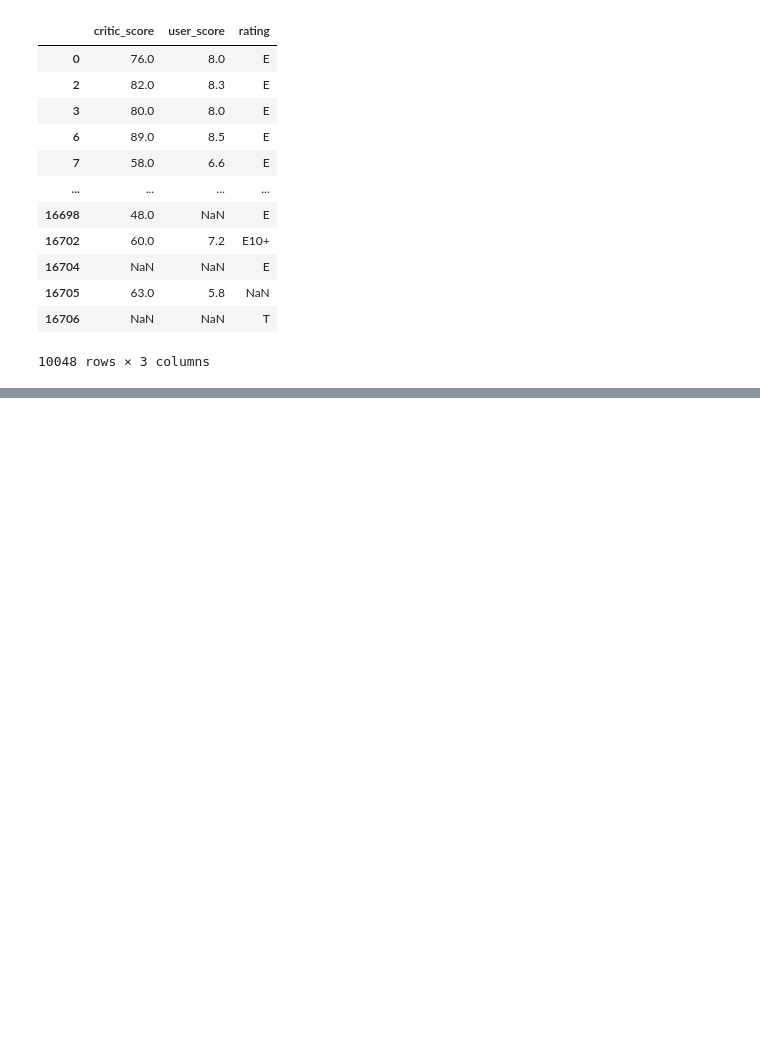
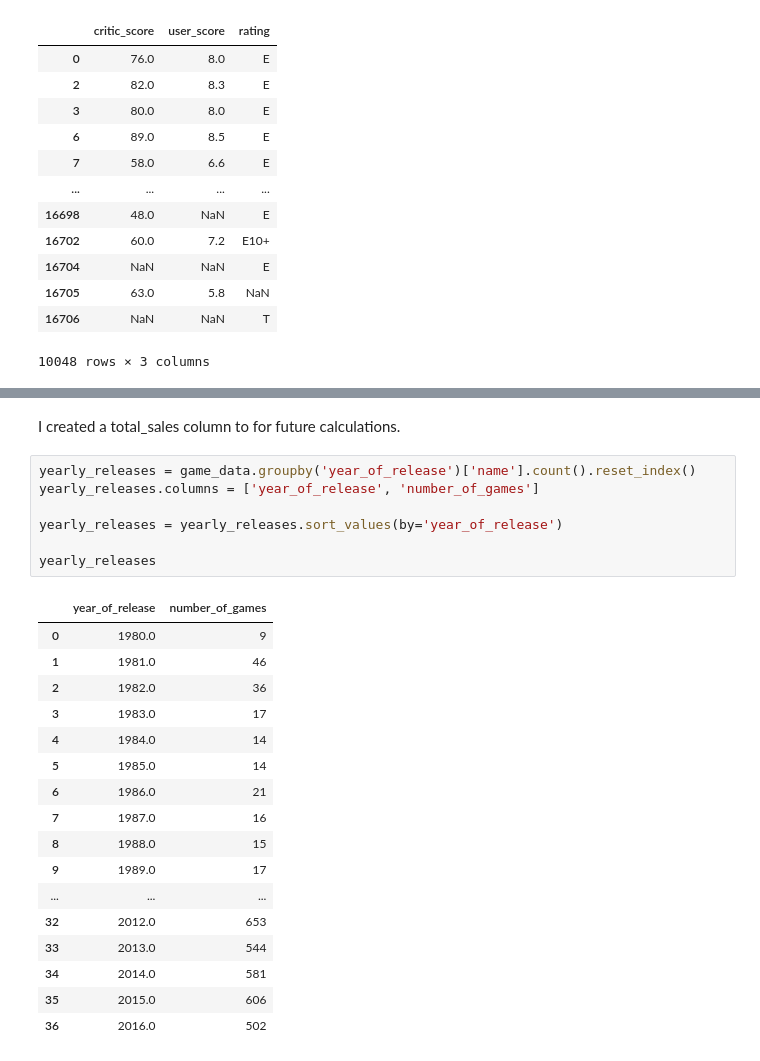
Before and after one commit to AnthonySDDS/Game-Data-Project, a Jupyter notebook: Notebook/EDA.ipynb, the cells around one changed output, grey strips where cells are left out. Cells and saved outputs as stored; diff of their text form; blank space fills up the shorter version.

```diff
--- a/Notebook/EDA.ipynb
+++ b/Notebook/EDA.ipynb
@@ -230,0 +255,27 @@ Looked for a correlation in missing values before and then i started preparing t
+# %% [markdown]
+I created a total_sales column to for future calculations.
+# %%
+yearly_releases = game_data.groupby('year_of_release')['name'].count().reset_index()
+yearly_releases.columns = ['year_of_release', 'number_of_games']
+
+yearly_releases = yearly_releases.sort_values(by='year_of_release')
+
+yearly_releases
+# %% [output]
+|  | year_of_release | number_of_games |
+| 0 | 1980.0 | 9 |
+| 1 | 1981.0 | 46 |
+| 2 | 1982.0 | 36 |
+| 3 | 1983.0 | 17 |
+| 4 | 1984.0 | 14 |
+| 5 | 1985.0 | 14 |
+| 6 | 1986.0 | 21 |
+| 7 | 1987.0 | 16 |
+| 8 | 1988.0 | 15 |
+| 9 | 1989.0 | 17 |
+| ... | ... | ... |
+| 32 | 2012.0 | 653 |
+| 33 | 2013.0 | 544 |
+| 34 | 2014.0 | 581 |
+| 35 | 2015.0 | 606 |
+| 36 | 2016.0 | 502 |
```
Also changed, not shown: parts of 9 cells of this notebook.
